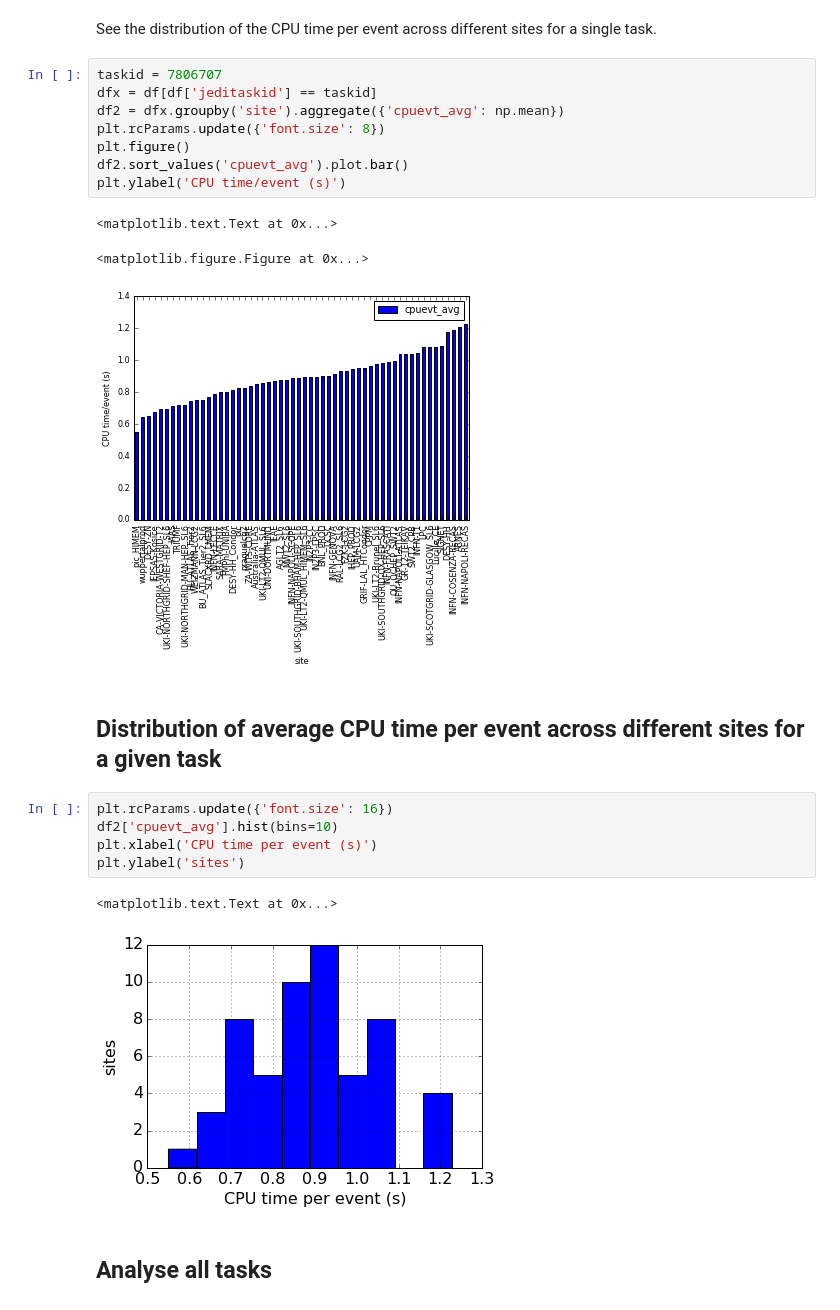
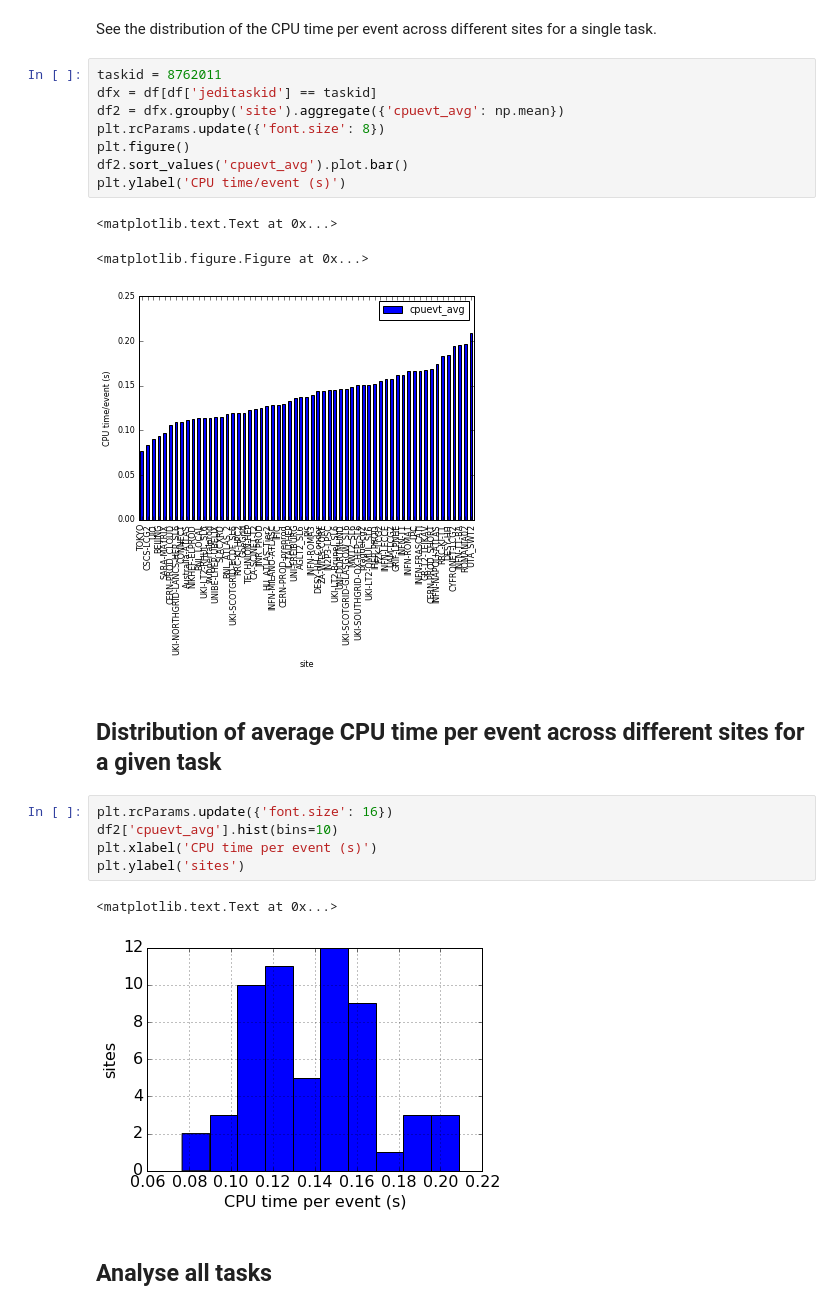
Before and after one commit to sciaba/ATLAS-CPU-time-analysis, a Jupyter notebook: Notebooks/Job_CPUtime_analysis.ipynb, the cells around one changed output. Saved outputs shown, nothing was run; the diff lists cells and outputs as text.

```diff
--- a/Notebooks/Job_CPUtime_analysis.ipynb
+++ b/Notebooks/Job_CPUtime_analysis.ipynb
@@ -668,17 +672,17 @@ for t in random_task:
 # %% [markdown]
 See the distribution of the CPU time per event across different sites for a single task.
 # %%
-taskid = 7806707
+taskid = 8762011
 dfx = df[df['jeditaskid'] == taskid]
 df2 = dfx.groupby('site').aggregate({'cpuevt_avg': np.mean})
 plt.rcParams.update({'font.size': 8})
 plt.figure()
 df2.sort_values('cpuevt_avg').plot.bar()
 plt.ylabel('CPU time/event (s)')
 # %% [output]
 <matplotlib.text.Text at 0x...>
 <matplotlib.figure.Figure at 0x...>
-[figure, old version]
+[figure, new version]
 # %% [markdown]
 ## Distribution of average CPU time per event across different sites for a given task
 # %%
@@ -688,7 +692,7 @@ plt.xlabel('CPU time per event (s)')
 plt.ylabel('sites')
 # %% [output]
 <matplotlib.text.Text at 0x...>
-[figure, old version]
+[figure, new version]
 # %% [markdown]
 ## Analyse all tasks
 # %% [markdown]
```
Also changed, not shown: parts of 22 cells of this notebook, 3 other files.
